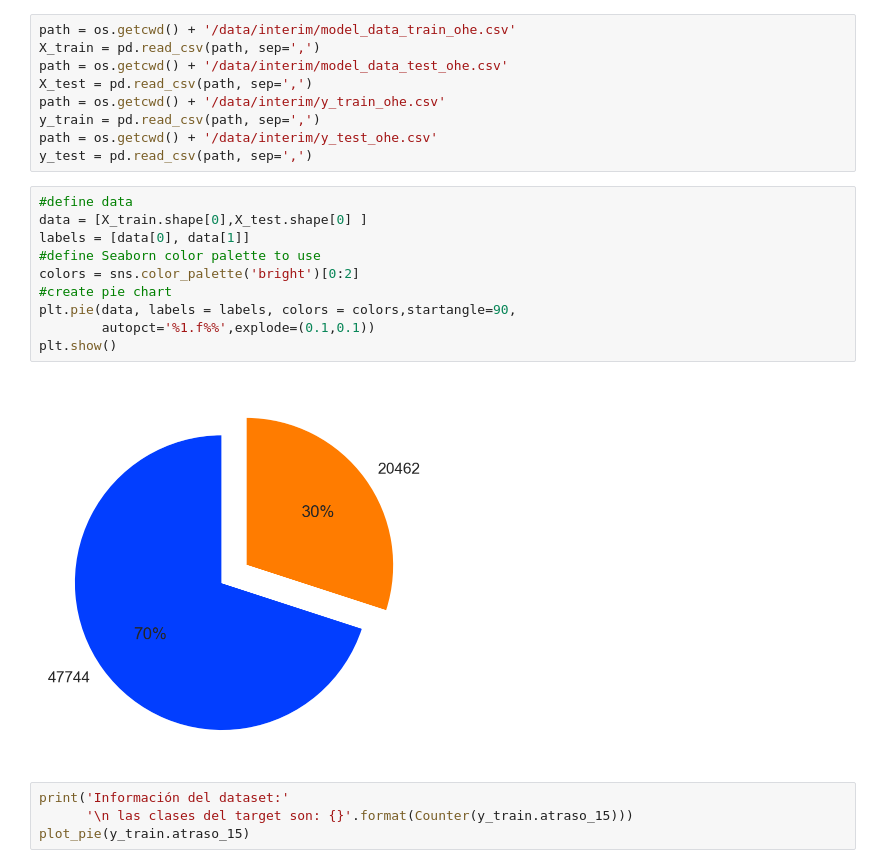
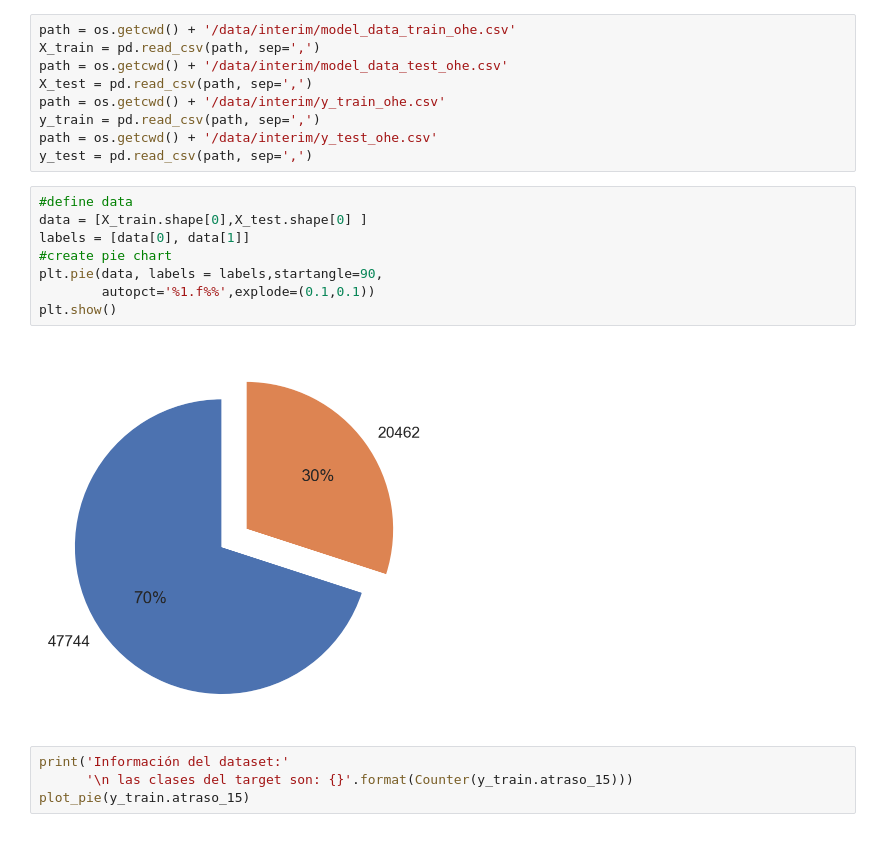
Before and after one commit to iair/flight_delays_challenge, a Jupyter notebook: notebooks/training_dummies.ipynb, the cells around one changed output. Drawn from its saved outputs; the diff is of its cells as text.

```diff
--- a/notebooks/training_dummies.ipynb
+++ b/notebooks/training_dummies.ipynb
@@ -76,15 +51,13 @@ y_test = pd.read_csv(path, sep=',')
 # %%
 #define data
 data = [X_train.shape[0],X_test.shape[0] ]
 labels = [data[0], data[1]]
-#define Seaborn color palette to use
-colors = sns.color_palette('bright')[0:2]
 #create pie chart
-plt.pie(data, labels = labels, colors = colors,startangle=90,
+plt.pie(data, labels = labels,startangle=90,
         autopct='%1.f%%',explode=(0.1,0.1))
 plt.show()
 # %% [output]
-[figure, old version]
+[figure, new version]
 # %%
 print('Información del dataset:'
       '\n las clases del target son: {}'.format(Counter(y_train.atraso_15)))
```
Also changed, not shown: parts of 14 cells of this notebook, 14 other files.
